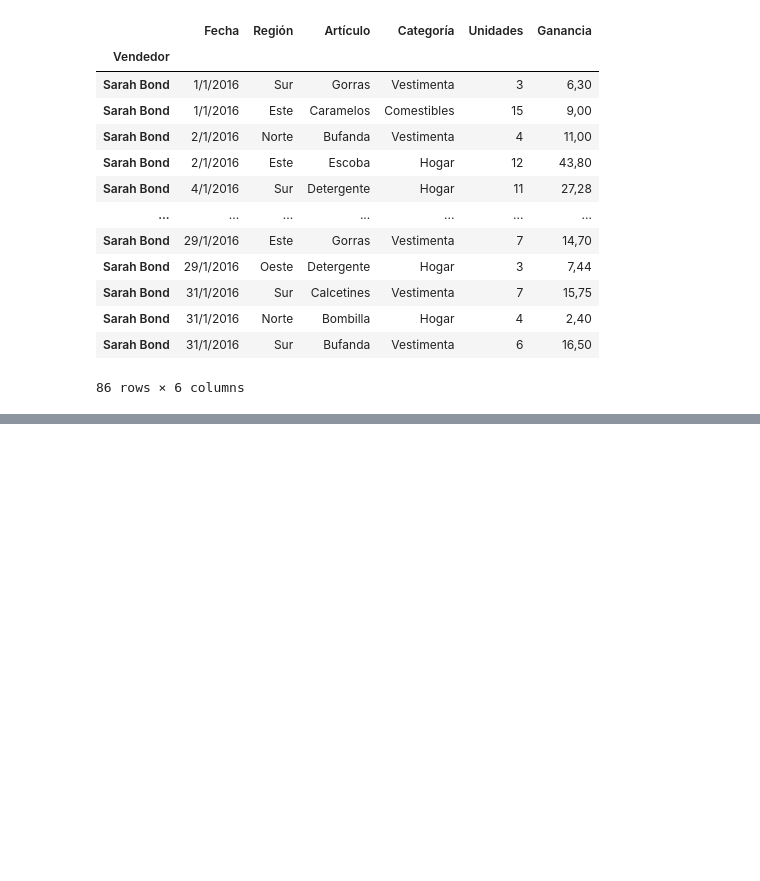
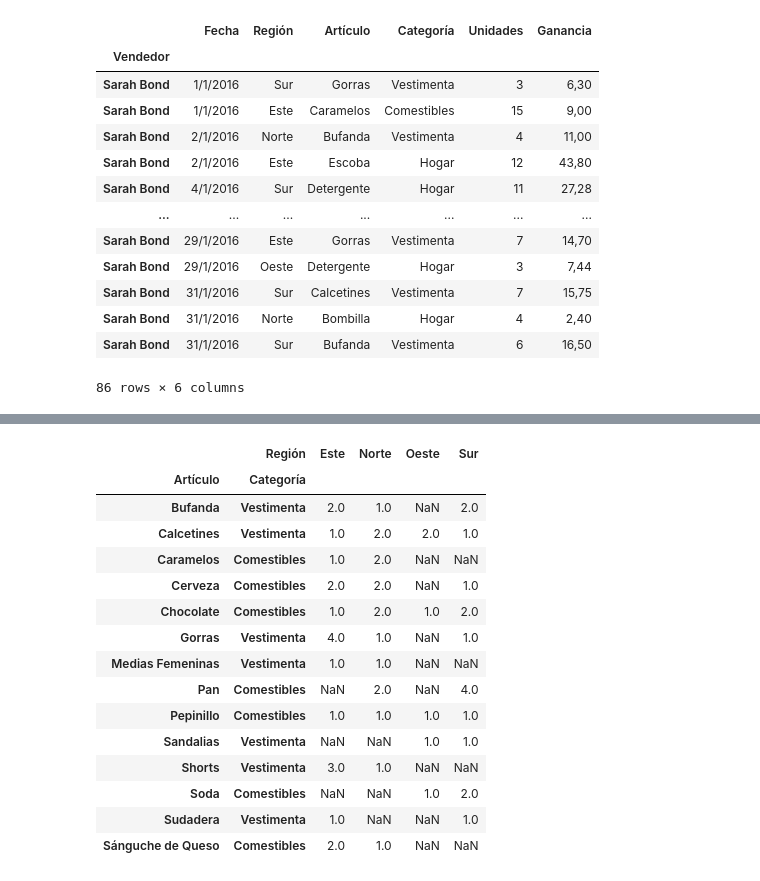
Before and after one commit to rofigueredo/CheatSheets, a Jupyter notebook: Pandas_de1.5horas/MatplotlibGraficos.ipynb, the cells around one changed output, grey strips where cells are left out. Drawn from its saved outputs; the diff is of its cells as text; code cells hidden in the pictures; blank space fills up the shorter version.

```diff
--- a/Pandas_de1.5horas/MatplotlibGraficos.ipynb
+++ b/Pandas_de1.5horas/MatplotlibGraficos.ipynb
@@ -91,0 +216,21 @@ Ventas.reset_index(inplace=True)
+# %%
+## Apilar columnas
+df = c.unstack('Región')
+df
+# %% [output]
+|  | Región | Este | Norte | Oeste | Sur |
+| Artículo | Categoría |  |  |  |  |
+| Bufanda | Vestimenta | 2.0 | 1.0 | NaN | 2.0 |
+| Calcetines | Vestimenta | 1.0 | 2.0 | 2.0 | 1.0 |
+| Caramelos | Comestibles | 1.0 | 2.0 | NaN | NaN |
+| Cerveza | Comestibles | 2.0 | 2.0 | NaN | 1.0 |
+| Chocolate | Comestibles | 1.0 | 2.0 | 1.0 | 2.0 |
+| Gorras | Vestimenta | 4.0 | 1.0 | NaN | 1.0 |
+| Medias Femeninas | Vestimenta | 1.0 | 1.0 | NaN | NaN |
+| Pan | Comestibles | NaN | 2.0 | NaN | 4.0 |
+| Pepinillo | Comestibles | 1.0 | 1.0 | 1.0 | 1.0 |
+| Sandalias | Vestimenta | NaN | NaN | 1.0 | 1.0 |
+| Shorts | Vestimenta | 3.0 | 1.0 | NaN | NaN |
+| Soda | Comestibles | NaN | NaN | 1.0 | 2.0 |
+| Sudadera | Vestimenta | 1.0 | NaN | NaN | 1.0 |
+| Sánguche de Queso | Comestibles | 2.0 | 1.0 | NaN | NaN |
```
Also changed, not shown: parts of 11 cells of this notebook.
